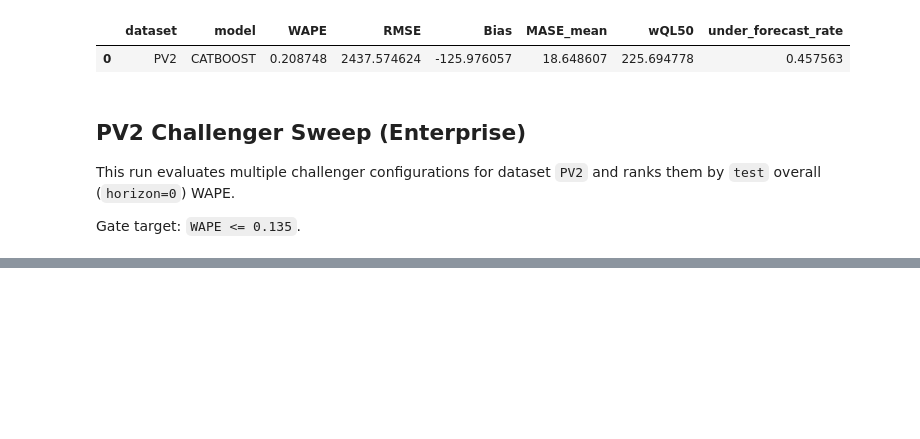
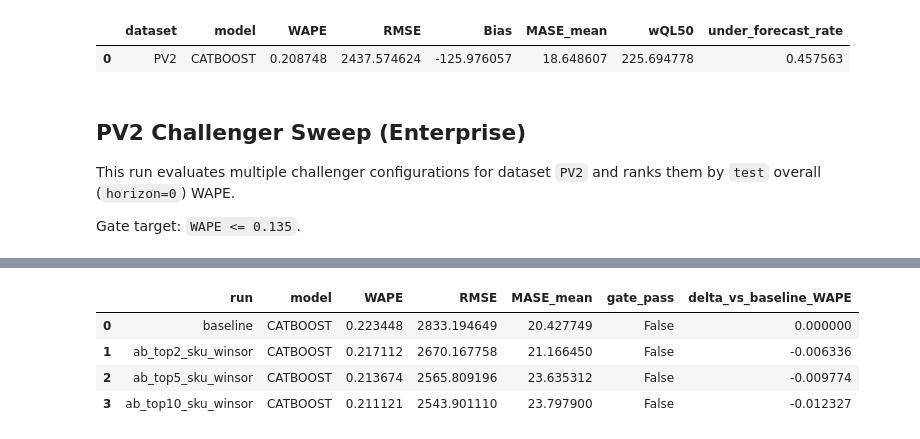
Before and after one commit to Oxshadha/OptiWMS, a Jupyter notebook: Ai miroservices/modeling/notebooks/04_fair_play_model_comparison.ipynb, the cells around one changed output, grey strips where cells are left out. Cells and saved outputs as stored; diff of their text form; code cells hidden in the pictures; blank space fills up the shorter version.

```diff
--- a/Ai miroservices/modeling/notebooks/04_fair_play_model_comparison.ipynb
+++ b/Ai miroservices/modeling/notebooks/04_fair_play_model_comparison.ipynb
@@ -314,0 +1260,60 @@ challenger[['tag', 'dataset', 'model', 'WAPE', 'RMSE', 'Bias', 'MASE_mean', 'und
+# %%
+from pathlib import Path
+import subprocess
+import sys
+import shutil
+import pandas as pd
+
+PV2_SCRIPT = Path('/Users/k.e.oshada/Documents/OptiWMS/Ai miroservices/modeling/scripts/tune_pv2_catboost.py')
+REPORTS = Path('/Users/k.e.oshada/Documents/OptiWMS/Ai miroservices/modeling/outputs/reports')
+PV2_FILE = Path('/Users/k.e.oshada/Documents/OptiWMS/Ai miroservices/modeling/outputs/generated/p_v2_portable_monthly.csv')
+PV2_BACKUP = Path('/Users/k.e.oshada/Documents/OptiWMS/Ai miroservices/modeling/outputs/generated/p_v2_portable_monthly.pre_scrape_backup.csv')
+AB5_TAG = 'pv2_control_ab_top10_sku_winsor'
+
+ab5_cmd = [
+    sys.executable, str(PV2_SCRIPT),
+    '--dataset', 'PV2',
+    '--feature-profile', 'full',
+    '--max-trials', '12',
+    '--horizons', '1,2,3,4,5,6,7,8,9,10,11,12',
+    '--tune-horizons', '1,3,6,12',
+    '--tag', AB5_TAG,
+]
+print('RUNNING AB5:', ' '.join(ab5_cmd))
+ab5_run = subprocess.run(ab5_cmd, check=True, text=True, capture_output=True)
+print(ab5_run.stdout)
+if ab5_run.stderr:
+    print(ab5_run.stderr)
+
+base = pd.read_csv(REPORTS / 'pv2_control_baseline_full_pv2_metrics.csv')
+ab3 = pd.read_csv(REPORTS / 'pv2_control_ab_top2_sku_winsor_pv2_metrics.csv')
+ab4 = pd.read_csv(REPORTS / 'pv2_control_ab_top5_sku_winsor_pv2_metrics.csv')
+ab5 = pd.read_csv(REPORTS / 'pv2_control_ab_top10_sku_winsor_pv2_metrics.csv')
+
+b = base[(base['split'] == 'test') & (base['horizon'] == 0)].sort_values(['WAPE', 'MASE_mean', 'RMSE']).iloc[0]
+a3 = ab3[(ab3['split'] == 'test') & (ab3['horizon'] == 0)].sort_values(['WAPE', 'MASE_mean', 'RMSE']).iloc[0]
+a4 = ab4[(ab4['split'] == 'test') & (ab4['horizon'] == 0)].sort_values(['WAPE', 'MASE_mean', 'RMSE']).iloc[0]
+a5 = ab5[(ab5['split'] == 'test') & (ab5['horizon'] == 0)].sort_values(['WAPE', 'MASE_mean', 'RMSE']).iloc[0]
+
+cmp5 = pd.DataFrame([
+    {'run': 'baseline', 'model': b['model'], 'WAPE': float(b['WAPE']), 'RMSE': float(b['RMSE']), 'MASE_mean': float(b['MASE_mean']), 'gate_pass': float(b['WAPE']) <= 0.135},
+    {'run': 'ab_top2_sku_winsor', 'model': a3['model'], 'WAPE': float(a3['WAPE']), 'RMSE': float(a3['RMSE']), 'MASE_mean': float(a3['MASE_mean']), 'gate_pass': float(a3['WAPE']) <= 0.135},
+    {'run': 'ab_top5_sku_winsor', 'model': a4['model'], 'WAPE': float(a4['WAPE']), 'RMSE': float(a4['RMSE']), 'MASE_mean': float(a4['MASE_mean']), 'gate_pass': float(a4['WAPE']) <= 0.135},
+    {'run': 'ab_top10_sku_winsor', 'model': a5['model'], 'WAPE': float(a5['WAPE']), 'RMSE': float(a5['RMSE']), 'MASE_mean': float(a5['MASE_mean']), 'gate_pass': float(a5['WAPE']) <= 0.135},
+])
+cmp5['delta_vs_baseline_WAPE'] = cmp5['WAPE'] - float(b['WAPE'])
+display(cmp5)
+
+best_run = cmp5.sort_values('WAPE').iloc[0]
+print('Best run by WAPE:', best_run['run'])
+print('Best WAPE:', round(float(best_run['WAPE']), 6))
+
+# Always restore baseline PV2 after test.
+shutil.copy2(PV2_BACKUP, PV2_FILE)
+print('Restored PV2 baseline file after AB5 run.')
+# %% [output]
+|  | run | model | WAPE | RMSE | MASE_mean | gate_pass | delta_vs_baseline_WAPE |
+| 0 | baseline | CATBOOST | 0.223448 | 2833.194649 | 20.427749 | False | 0.000000 |
+| 1 | ab_top2_sku_winsor | CATBOOST | 0.217112 | 2670.167758 | 21.166450 | False | -0.006336 |
+| 2 | ab_top5_sku_winsor | CATBOOST | 0.213674 | 2565.809196 | 23.635312 | False | -0.009774 |
+| 3 | ab_top10_sku_winsor | CATBOOST | 0.211121 | 2543.901110 | 23.797900 | False | -0.012327 |
```
Also changed, not shown: parts of 27 cells of this notebook.
